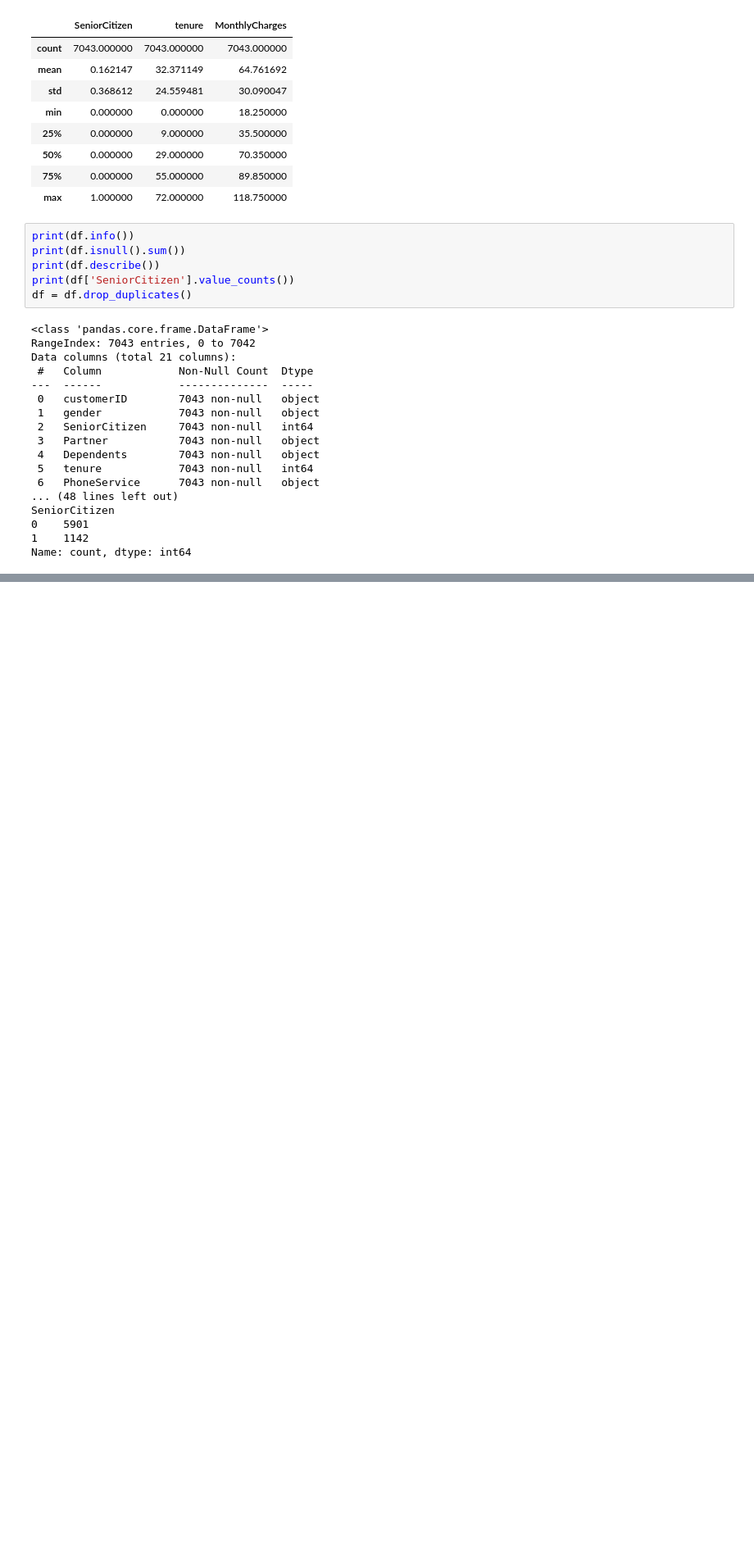
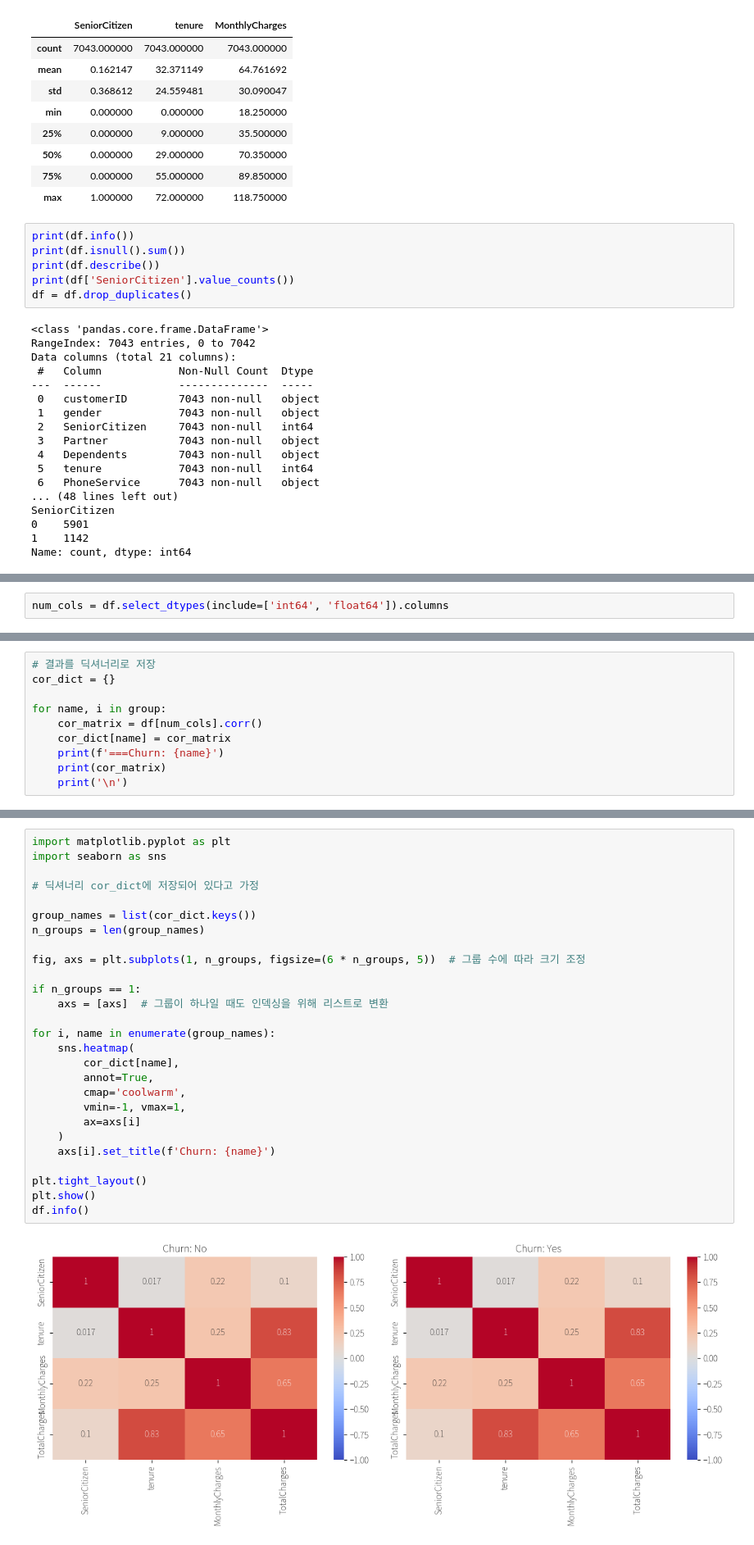
Before and after one commit to meanresult/SQL_rep, a Jupyter notebook: subway_report.ipynb, the cells around one changed output, grey strips where cells are left out. Shown at 82% size. Saved outputs shown, nothing was run; the diff lists cells and outputs as text; blank space fills up the shorter version.

```diff
--- a/subway_report.ipynb
+++ b/subway_report.ipynb
@@ -146,0 +260,2 @@ Name: count, dtype: int64
+# %%
+num_cols = df.select_dtypes(include=['int64', 'float64']).columns
@@ -146,0 +269,10 @@ Name: count, dtype: int64
+# %%
+# 결과를 딕셔너리로 저장
+cor_dict = {}
+
+for name, i in group:
+    cor_matrix = df[num_cols].corr()
+    cor_dict[name] = cor_matrix
+    print(f'===Churn: {name}')
+    print(cor_matrix)
+    print('\n')
@@ -146,0 +294,29 @@ Name: count, dtype: int64
+# %%
+import matplotlib.pyplot as plt
+import seaborn as sns
+
+# 딕셔너리 cor_dict에 저장되어 있다고 가정
+
+group_names = list(cor_dict.keys())
+n_groups = len(group_names)
+
+fig, axs = plt.subplots(1, n_groups, figsize=(6 * n_groups, 5))  # 그룹 수에 따라 크기 조정
+
+if n_groups == 1:
+    axs = [axs]  # 그룹이 하나일 때도 인덱싱을 위해 리스트로 변환
+
+for i, name in enumerate(group_names):
+    sns.heatmap(
+        cor_dict[name],
+        annot=True,
+        cmap='coolwarm',
+        vmin=-1, vmax=1,
+        ax=axs[i]
+    )
+    axs[i].set_title(f'Churn: {name}')
+
+plt.tight_layout()
+plt.show()
+df.info()
+# %% [output]
+[figure, added]
```
Also changed, not shown: parts of 18 cells of this notebook.
